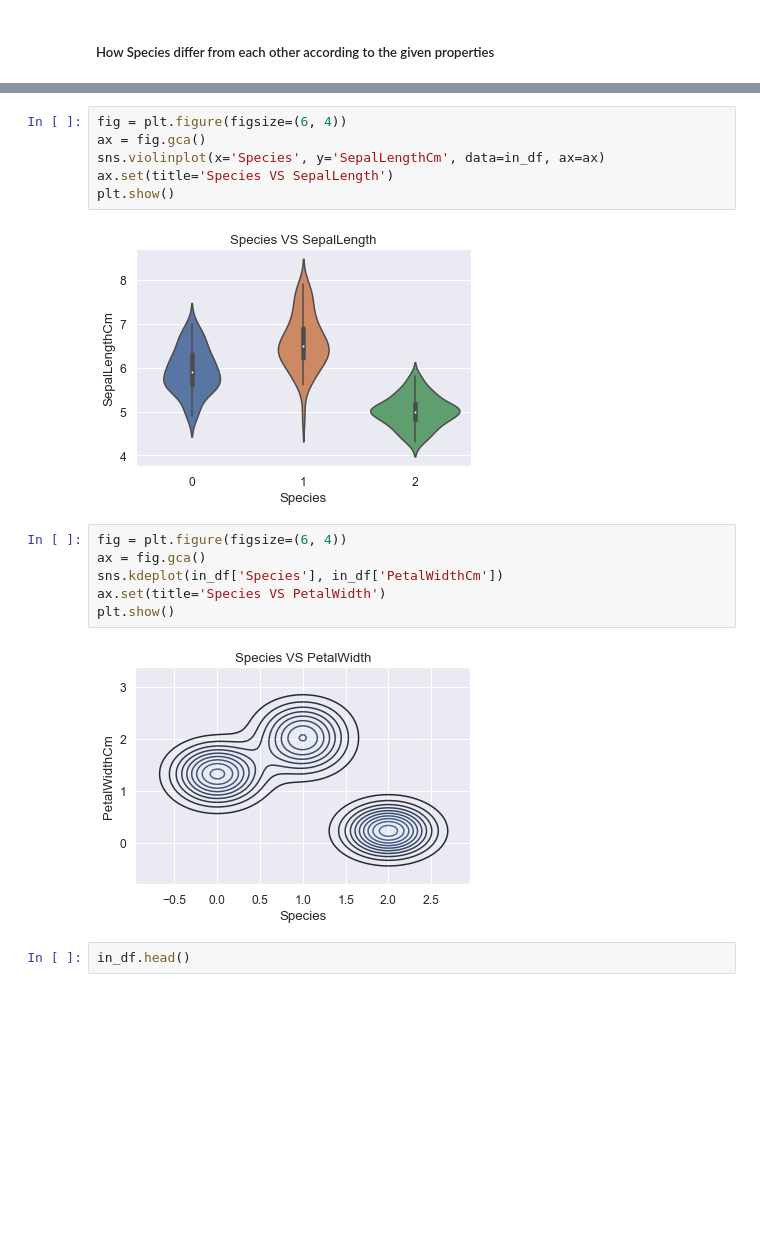
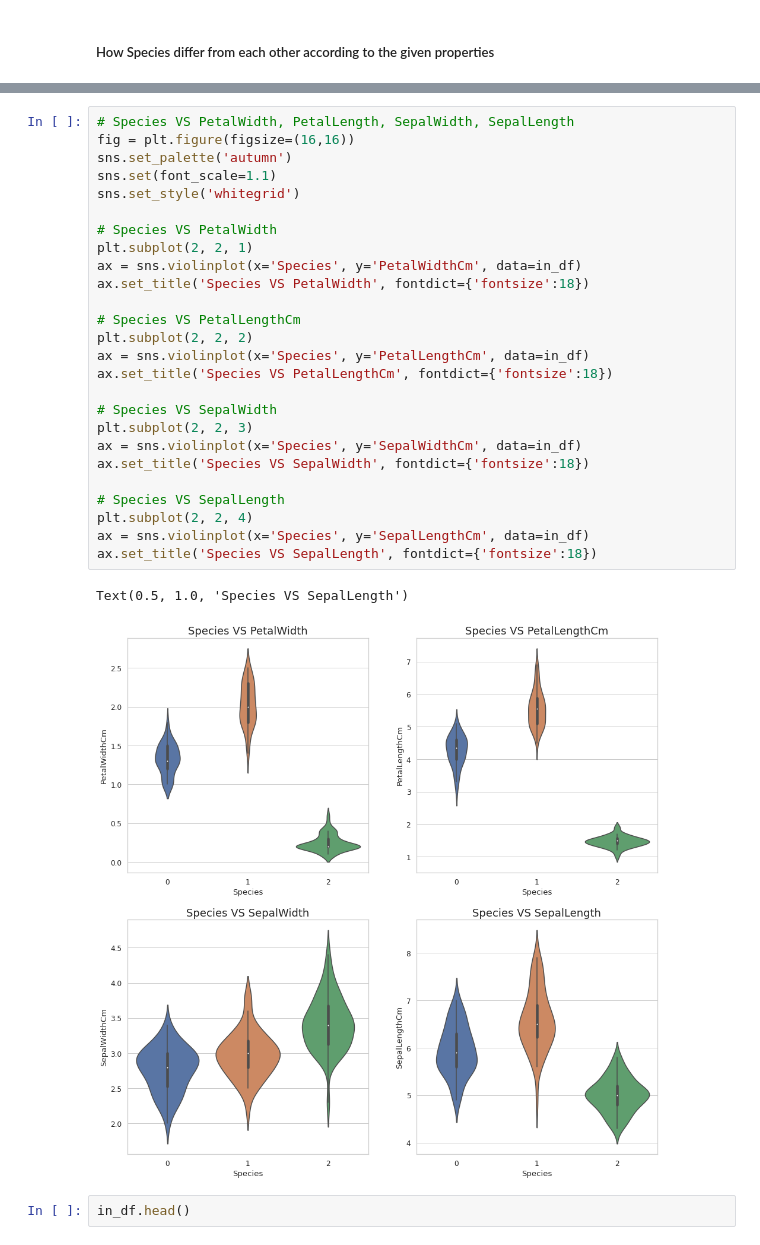
Before and after one commit to hikmatullah-mohammadi/iris-species-prediction, a Jupyter notebook: Iris_specie_prediction.ipynb, the cells around one changed output, grey strips where cells are left out. Cells and saved outputs as stored; diff of their text form; blank space fills up the shorter version.

```diff
--- a/Iris_specie_prediction.ipynb
+++ b/Iris_specie_prediction.ipynb
@@ -200,19 +176,32 @@ plt.show()
-# %%
-fig = plt.figure(figsize=(6, 4))
-ax = fig.gca()
-sns.violinplot(x='Species', y='SepalLengthCm', data=in_df, ax=ax)
-ax.set(title='Species VS SepalLength')
-plt.show()
-# %% [output]
-[figure, removed]
-# %%
-fig = plt.figure(figsize=(6, 4))
-ax = fig.gca()
-sns.kdeplot(in_df['Species'], in_df['PetalWidthCm'])
-ax.set(title='Species VS PetalWidth')
-plt.show()
-# %% [output]
-[figure, removed]
+# %%
+# Species VS PetalWidth, PetalLength, SepalWidth, SepalLength
+fig = plt.figure(figsize=(16,16))
+sns.set_palette('autumn')
+sns.set(font_scale=1.1)
+sns.set_style('whitegrid')
+
+# Species VS PetalWidth
+plt.subplot(2, 2, 1)
+ax = sns.violinplot(x='Species', y='PetalWidthCm', data=in_df)
+ax.set_title('Species VS PetalWidth', fontdict={'fontsize':18})
+
+# Species VS PetalLengthCm
+plt.subplot(2, 2, 2)
+ax = sns.violinplot(x='Species', y='PetalLengthCm', data=in_df)
+ax.set_title('Species VS PetalLengthCm', fontdict={'fontsize':18})
+
+# Species VS SepalWidth
+plt.subplot(2, 2, 3)
+ax = sns.violinplot(x='Species', y='SepalWidthCm', data=in_df)
+ax.set_title('Species VS SepalWidth', fontdict={'fontsize':18})
+
+# Species VS SepalLength
+plt.subplot(2, 2, 4)
+ax = sns.violinplot(x='Species', y='SepalLengthCm', data=in_df)
+ax.set_title('Species VS SepalLength', fontdict={'fontsize':18})
+# %% [output]
+Text(0.5, 1.0, 'Species VS SepalLength')
+[figure, added]
 # %%
 in_df.head()
 # %% [output]
```
Also changed, not shown: parts of 10 cells of this notebook.
